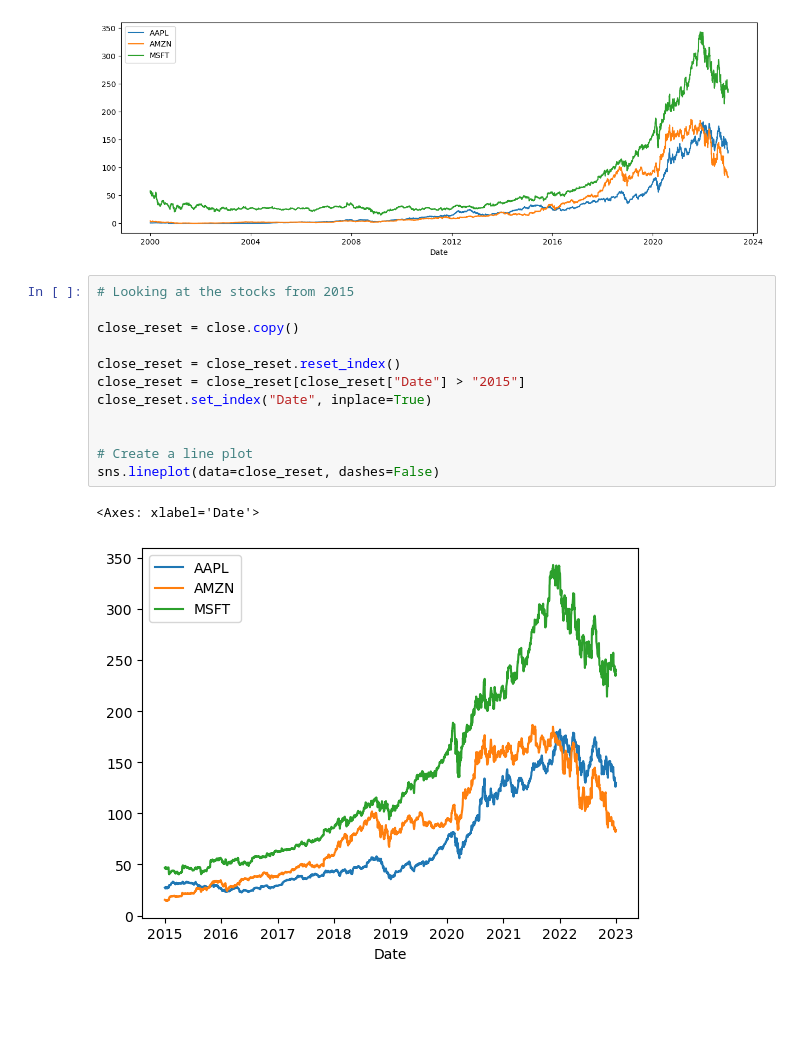
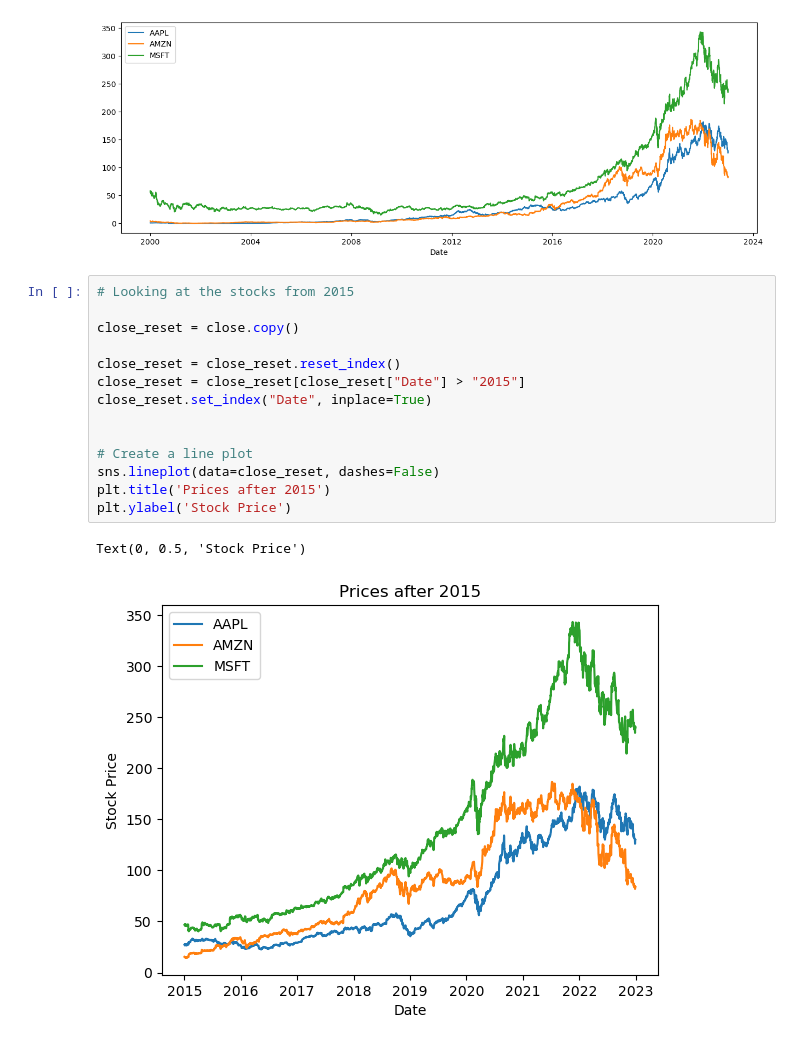
Before and after one commit to a-alejo/SP500-Stock-Analysis, a Jupyter notebook: SP500-Stock-Analysis.ipynb, the cells around one changed output. Drawn from its saved outputs; the diff is of its cells as text; blank space fills up the shorter version.

Commit message:
Added more charting

```diff
--- a/SP500-Stock-Analysis.ipynb
+++ b/SP500-Stock-Analysis.ipynb
@@ -163,18 +163,20 @@ sns.lineplot(data=close, dashes=False)
 # %%
 # Looking at the stocks from 2015
 
 close_reset = close.copy()
 
 close_reset = close_reset.reset_index()
 close_reset = close_reset[close_reset["Date"] > "2015"]
 close_reset.set_index("Date", inplace=True)
 
 
 # Create a line plot
 sns.lineplot(data=close_reset, dashes=False)
+plt.title('Prices after 2015')
+plt.ylabel('Stock Price')
 # %% [output]
-<Axes: xlabel='Date'>
+Text(0, 0.5, 'Stock Price')
-[figure, old version]
+[figure, new version]
 # %%
 # Normalize the data by multiplying close price by 100
 close_normalized = close_reset.copy()
```
Also changed, not shown: parts of 12 cells of this notebook.
